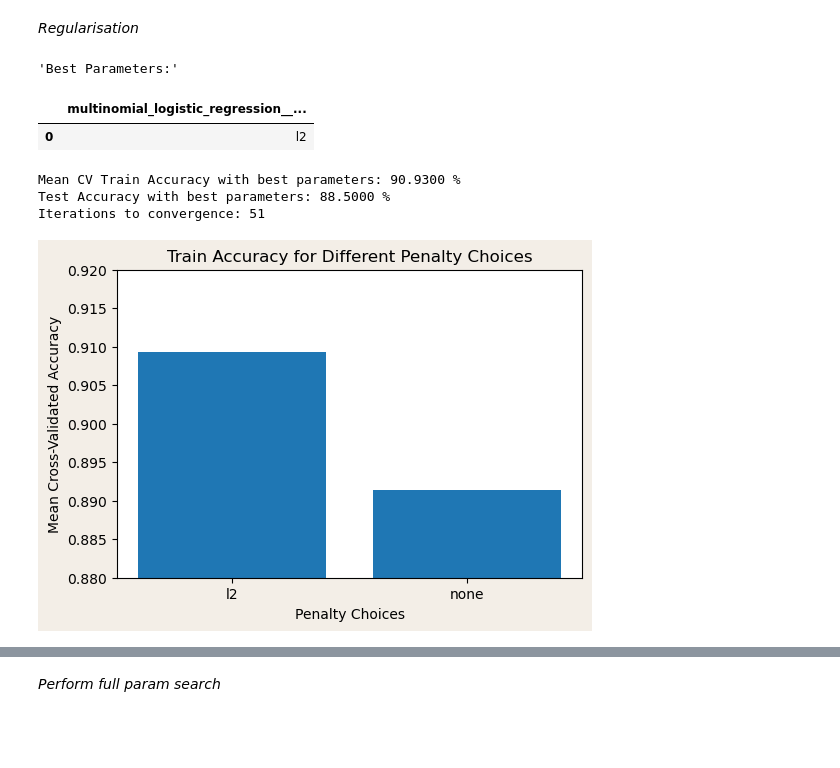
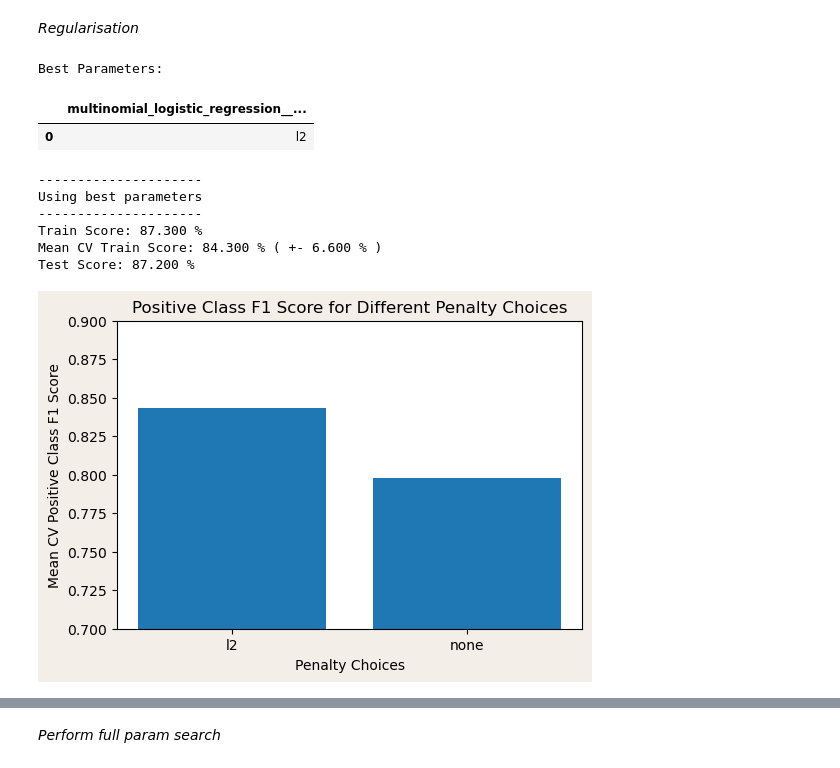
Before and after one commit to carstenegelund/sleep-disorder-classifier, a Jupyter notebook: model_logistic_regression.ipynb, the cells around one changed output, grey strips where cells are left out. Cells and saved outputs as stored; diff of their text form; code cells hidden in the pictures; blank space fills up the shorter version.

```diff
--- a/model_logistic_regression.ipynb
+++ b/model_logistic_regression.ipynb
@@ -115,11 +104,12 @@ pipeline_mlr = settings.create_pipeline(["preprocess", column_trans], ["multinom
 # create cross validation object for cross_val_score
 cv_mlr = RepeatedStratifiedKFold(n_splits=5, n_repeats=3, random_state=42)
 
+# define custom scorer for this work: positive label (class 1 and 2) F1 score
+base_scorer = settings.CustomPositiveF1Scorer().scorer_function
+custom_scorer = settings.CustomPositiveF1Scorer().custom_scorer
+
 # run training cross validation on pipeline
-cv_scores = cross_val_score(pipeline_mlr, X_train, y_train, scoring='accuracy', cv=cv_mlr)
-display(f'Mean CV Train Accuracy: {np.round(np.mean(cv_scores), 6)*100} %')
+cv_scores = cross_val_score(pipeline_mlr, X_train, y_train, scoring=custom_scorer, cv=cv_mlr)
 
-# fit pipeline and produce test score
-pipeline_mlr.fit(X_train, y_train)
-display(f'Test Accuracy:{np.round(pipeline_mlr.score(X_test, y_test), 6)*100} %')
+settings.cross_val_summary(pipeline_mlr, cv_scores, X_train, y_train, X_test, y_test, scorer=base_scorer)
 # %% [output]
@@ -148,52 +167,40 @@ param_grid_mlr = {
 }
 
 # Create and fit GridSearchCV object on train data
-grid_search_mlr = GridSearchCV(pipeline_mlr, param_grid=param_grid_mlr, scoring='accuracy', cv=cv_mlr, n_jobs=-1)
+grid_search_mlr = GridSearchCV(pipeline_mlr, param_grid=param_grid_mlr, scoring=custom_scorer, cv=cv_mlr, n_jobs=-1)
 grid_search_mlr.fit(X_train, y_train)
 
-# Access best hyperparameters and accuracy score
-best_params, best_train_score = grid_search_mlr.best_params_, grid_search_mlr.best_score_
-
-# Print the best parameters
-display("Best Parameters:", pd.DataFrame(best_params, index=[0]))
-
-# Print the best mean cv training score
-print("Mean CV Train Accuracy with best parameters:", settings.score_formatter(best_train_score, 4))
-
-# Evaluate the best model on the test set
-best_pipeline = grid_search_mlr.best_estimator_
-test_accuracy = best_pipeline.score(X_test, y_test)
-print("Test Accuracy with best parameters:", settings.score_formatter(test_accuracy, 4))
-
-# Time to convergence
-print("Iterations to convergence:", best_pipeline['multinomial_logistic_regression'].n_iter_[0])
+settings.hyperparam_tune_summary(grid_search_mlr, X_train, y_train, X_test, y_test, scorer=base_scorer)
 # %% [output]
-'Best Parameters:'
+Best Parameters:
 |  | multinomial_logistic_regression__... |
 | 0 | l2 |
-Mean CV Train Accuracy with best parameters: 90.9300 %
-Test Accuracy with best parameters: 88.5000 %
-Iterations to convergence: 51
+---------------------
+Using best parameters
+---------------------
+Train Score: 87.300 %
+Mean CV Train Score: 84.300 % ( +- 6.600 % )
+Test Score: 87.200 %
 # %%
 # Access the grid search results
 results = grid_search_mlr.cv_results_
 
 # Extract C values and accuracy scores
 penalty_values = results['param_multinomial_logistic_regression__penalty'].data
 mean_test_scores = results['mean_test_score']
 
 # Plot the accuracy scores against penalty choices
 fig, ax = plt.subplots(figsize=(6, 4), gridspec_kw={'hspace': 0.8}, facecolor="#F3EEE7")
 ax.bar(penalty_values, mean_test_scores)
 
 # Add plot details
-ax.set_ylim(0.88, 0.92)
+ax.set_ylim(0.7, 0.9)
 ax.set_xlabel('Penalty Choices')
-ax.set_ylabel('Mean Cross-Validated Accuracy')
-ax.set_title('Train Accuracy for Different Penalty Choices')
+ax.set_ylabel('Mean CV Positive Class F1 Score')
+ax.set_title('Positive Class F1 Score for Different Penalty Choices')
 plt.show()
 # %% [output]
-[figure, old version]
+[figure, new version]
 # %% [markdown]
 <div style="border-radius:10px; border:#DEB887 solid; padding: 15px; background-color: #FFFAF0; font-size:100%; text-align:left; max-width: 1050px; margin: 0 auto; color: #444444;">
 
```
Also changed, not shown: parts of 41 cells of this notebook.
